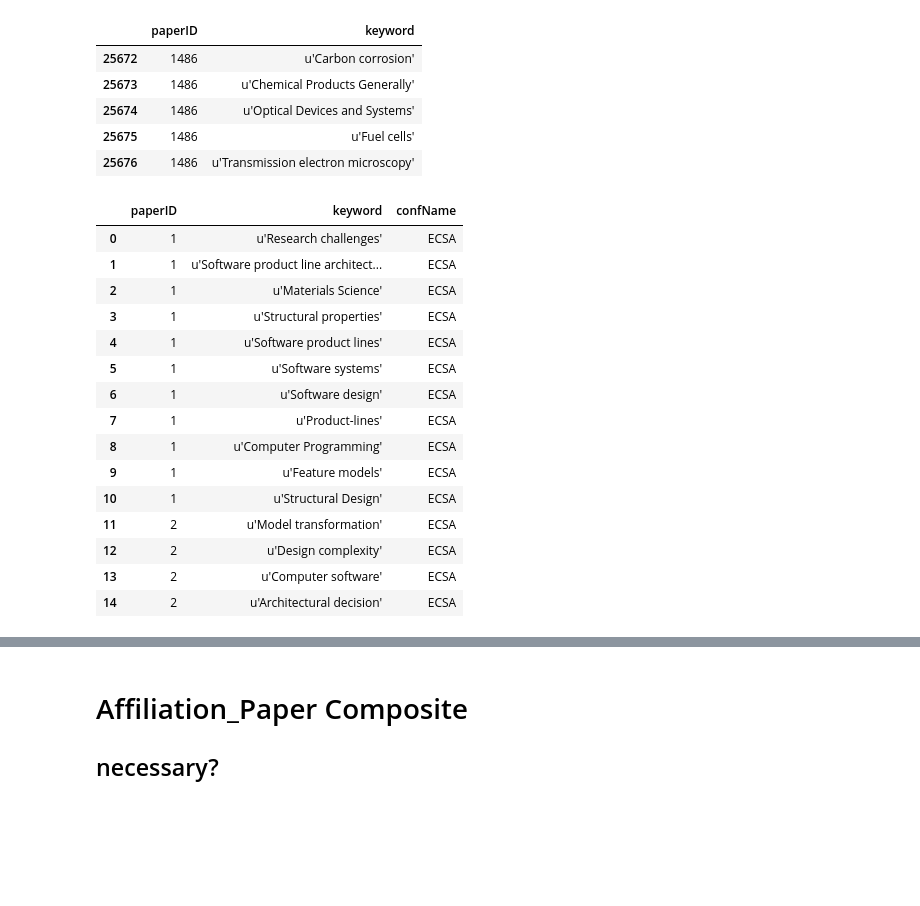
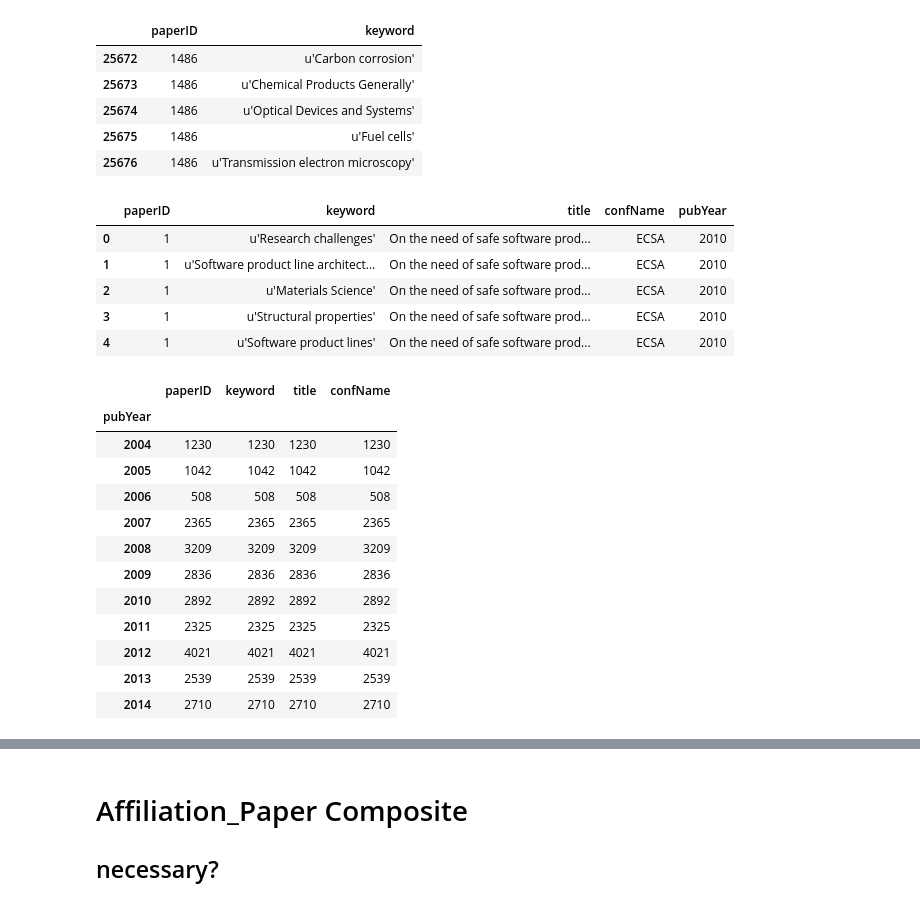
Before and after one commit to noveroa/DataBases, a Jupyter notebook: sqlStart/newSqlNotebooknew_compositesadded.ipynb, the cells around one changed output, grey strips where cells are left out. Drawn from its saved outputs; the diff is of its cells as text; code cells hidden in the pictures; blank space fills up the shorter version.

Commit message:
draft work on paperkeyword queries

```diff
--- a/sqlStart/newSqlNotebooknew_compositesadded.ipynb
+++ b/sqlStart/newSqlNotebooknew_compositesadded.ipynb
@@ -256,21 +277,12 @@ pk.tail()
 | 25675 | 1486 | u'Fuel cells' |
 | 25676 | 1486 | u'Transmission electron microscopy' |
 # %%
-pk.merge(paperDF[['paperID', 'confName']], on = 'paperID').head(15)
+paperKey = pk.merge(paperDF[['paperID', 'title','confName', 'pubYear']], on = 'paperID')
+paperKey.head()
 # %% [output]
-|  | paperID | keyword | confName |
-| 0 | 1 | u'Research challenges' | ECSA |
-| 1 | 1 | u'Software product line architect... | ECSA |
-| 2 | 1 | u'Materials Science' | ECSA |
-| 3 | 1 | u'Structural properties' | ECSA |
-| 4 | 1 | u'Software product lines' | ECSA |
-| 5 | 1 | u'Software systems' | ECSA |
-| 6 | 1 | u'Software design' | ECSA |
-| 7 | 1 | u'Product-lines' | ECSA |
-| 8 | 1 | u'Computer Programming' | ECSA |
-| 9 | 1 | u'Feature models' | ECSA |
-| 10 | 1 | u'Structural Design' | ECSA |
-| 11 | 2 | u'Model transformation' | ECSA |
-| 12 | 2 | u'Design complexity' | ECSA |
-| 13 | 2 | u'Computer software' | ECSA |
-| 14 | 2 | u'Architectural decision' | ECSA |
+|  | paperID | keyword | title | confName | pubYear |
+| 0 | 1 | u'Research challenges' | On the need of safe software prod... | ECSA | 2010 |
+| 1 | 1 | u'Software product line architect... | On the need of safe software prod... | ECSA | 2010 |
+| 2 | 1 | u'Materials Science' | On the need of safe software prod... | ECSA | 2010 |
+| 3 | 1 | u'Structural properties' | On the need of safe software prod... | ECSA | 2010 |
+| 4 | 1 | u'Software product lines' | On the need of safe software prod... | ECSA | 2010 |
@@ -276,0 +308,16 @@ pk.merge(paperDF[['paperID', 'confName']], on = 'paperID').head(15)
+# %%
+paperKwYr.count()
+# %% [output]
+|  | paperID | keyword | title | confName |
+| pubYear |  |  |  |  |
+| 2004 | 1230 | 1230 | 1230 | 1230 |
+| 2005 | 1042 | 1042 | 1042 | 1042 |
+| 2006 | 508 | 508 | 508 | 508 |
+| 2007 | 2365 | 2365 | 2365 | 2365 |
+| 2008 | 3209 | 3209 | 3209 | 3209 |
+| 2009 | 2836 | 2836 | 2836 | 2836 |
+| 2010 | 2892 | 2892 | 2892 | 2892 |
+| 2011 | 2325 | 2325 | 2325 | 2325 |
+| 2012 | 4021 | 4021 | 4021 | 4021 |
+| 2013 | 2539 | 2539 | 2539 | 2539 |
+| 2014 | 2710 | 2710 | 2710 | 2710 |
```
Also changed, not shown: parts of 13 cells of this notebook, 4 other files.
